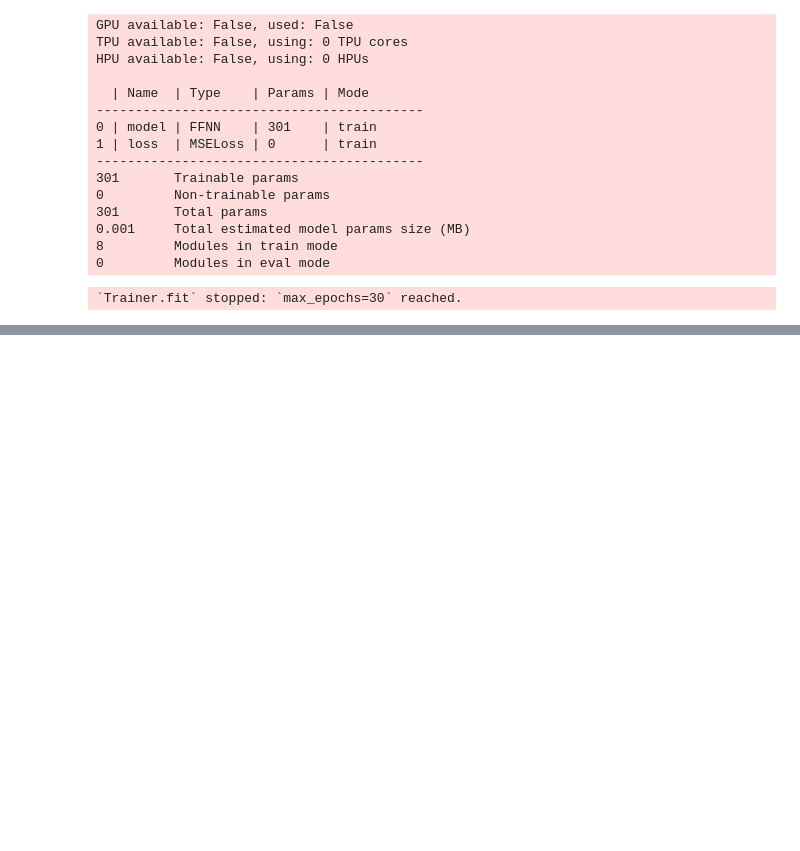
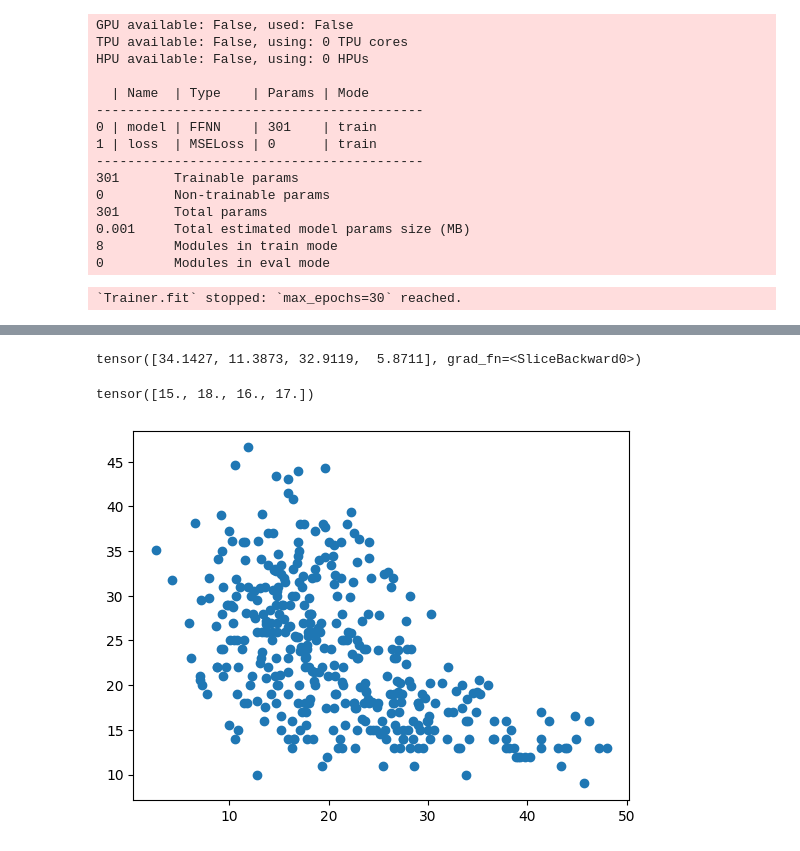
Before and after one commit to GSPune/ML-Lab-Work, a Jupyter notebook: Deep Learning (ISLR_Chapter10)/Q6Sem.ipynb, the cells around one changed output, grey strips where cells are left out. Saved outputs shown, nothing was run; the diff lists cells and outputs as text; code cells hidden in the pictures; blank space fills up the shorter version.

```diff
--- a/Deep Learning (ISLR_Chapter10)/Q6Sem.ipynb
+++ b/Deep Learning (ISLR_Chapter10)/Q6Sem.ipynb
@@ -203,3 +203,14 @@ tensor(12.4260, grad_fn=<MeanBackward0>)
+# %%
+print(preds[1:5])
+# %% [output]
+tensor([34.1427, 11.3873, 32.9119,  5.8711], grad_fn=<SliceBackward0>)
+# %%
+print(Y[1:5])
+# %% [output]
+tensor([15., 18., 16., 17.])
 # %%
 import matplotlib.pyplot as plt
-plt.plot(preds.detach().numpy(),Y.detach().numpy(),'-o')
+plt.plot(preds.detach().numpy(),Y.detach().numpy(),'o')
+plt.show()
+# %% [output]
+[figure, added]
```
Also changed, not shown: parts of 2 cells of this notebook.
